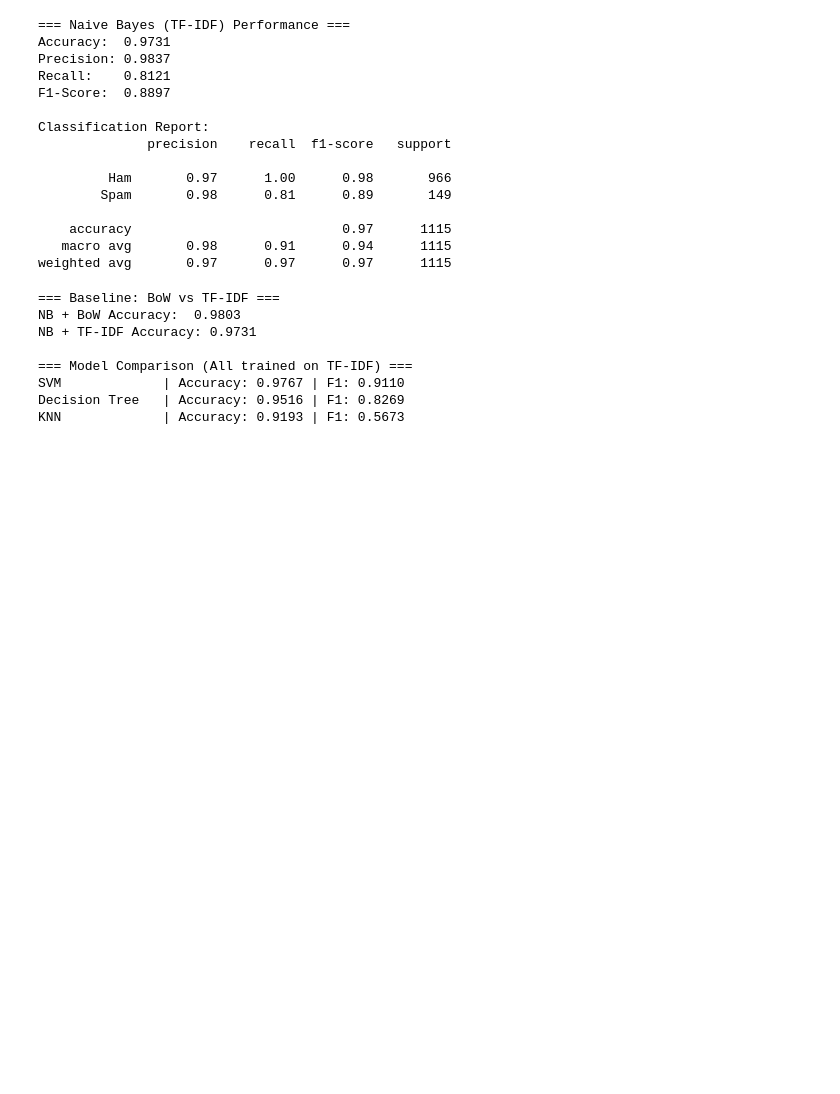
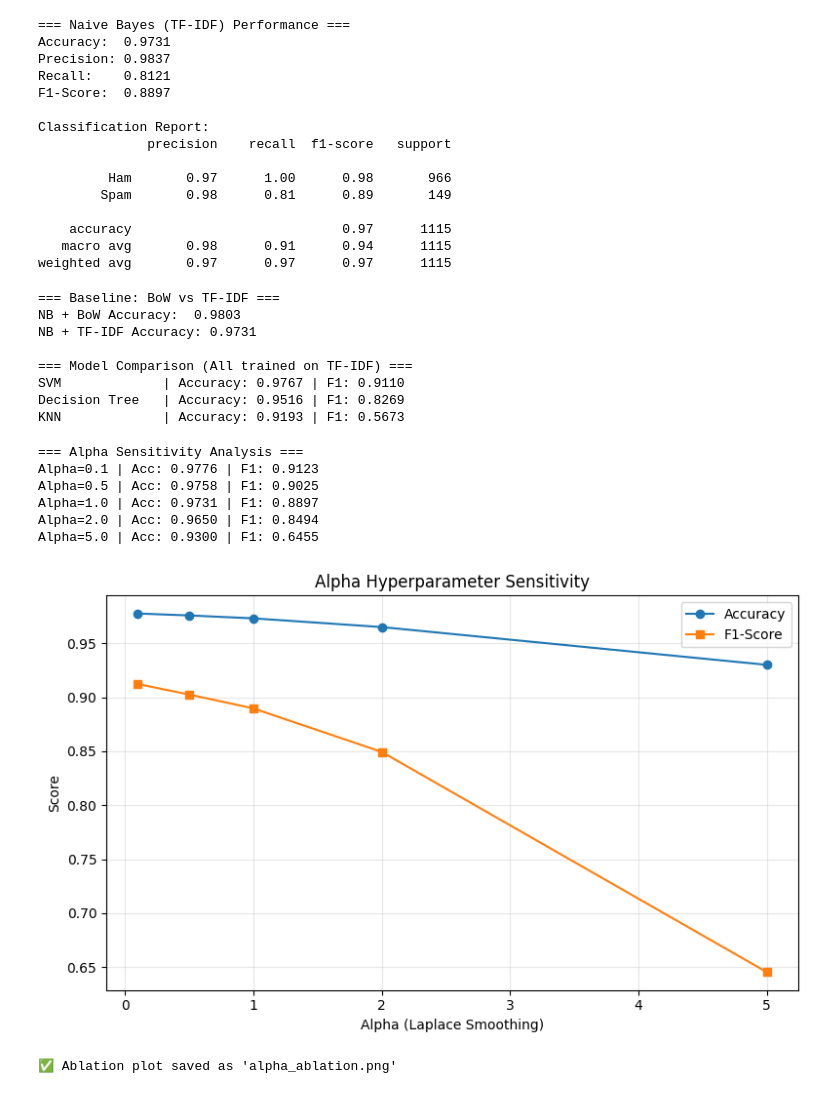
Before and after one commit to OmarSamehMahmoud/NAIVE-BAYES-WITH-TF-IDF-FOR-SMS-SPAM-DETECTION, a Jupyter notebook: MLProject_SMS_Project.ipynb, the cells around one changed output. Saved outputs shown, nothing was run; the diff lists cells and outputs as text; code cells hidden in the pictures; blank space fills up the shorter version.

Commit message:
test: implement alpha sensitivity ablation study and visualization

```diff
--- a/MLProject_SMS_Project.ipynb
+++ b/MLProject_SMS_Project.ipynb
@@ -196,3 +196,41 @@ NB + TF-IDF Accuracy: 0.9731
 SVM             | Accuracy: 0.9767 | F1: 0.9110
 Decision Tree   | Accuracy: 0.9516 | F1: 0.8269
 KNN             | Accuracy: 0.9193 | F1: 0.5673
+# %%
+# Cell 7: Ablation Study - Alpha Hyperparameter Sensitivity
+# Tests 5 different smoothing values (exceeds the minimum 3 requirement).
+# Plots Accuracy and F1-Score to demonstrate model robustness.
+
+alphas = [0.1, 0.5, 1.0, 2.0, 5.0]
+acc_scores, f1_scores = [], []
+
+print("=== Alpha Sensitivity Analysis ===")
+for a in alphas:
+    model = MultinomialNB(alpha=a)
+    model.fit(X_train_tfidf, y_train)
+    preds = model.predict(X_test_tfidf)
+    acc_scores.append(accuracy_score(y_test, preds))
+    f1_scores.append(f1_score(y_test, preds))
+    print(f"Alpha={a:.1f} | Acc: {acc_scores[-1]:.4f} | F1: {f1_scores[-1]:.4f}")
+
+plt.figure(figsize=(8, 5))
+plt.plot(alphas, acc_scores, marker='o', label='Accuracy')
+plt.plot(alphas, f1_scores, marker='s', label='F1-Score')
+plt.title('Alpha Hyperparameter Sensitivity')
+plt.xlabel('Alpha (Laplace Smoothing)')
+plt.ylabel('Score')
+plt.grid(True, alpha=0.3)
+plt.legend()
+plt.tight_layout()
+plt.savefig('alpha_ablation.png', dpi=150)
+plt.show()
+print("✅ Ablation plot saved as 'alpha_ablation.png'")
+# %% [output]
+=== Alpha Sensitivity Analysis ===
+Alpha=0.1 | Acc: 0.9776 | F1: 0.9123
+Alpha=0.5 | Acc: 0.9758 | F1: 0.9025
+Alpha=1.0 | Acc: 0.9731 | F1: 0.8897
+Alpha=2.0 | Acc: 0.9650 | F1: 0.8494
+Alpha=5.0 | Acc: 0.9300 | F1: 0.6455
+[figure, added]
+✅ Ablation plot saved as 'alpha_ablation.png'
```
Also changed, not shown: 1 other file.
